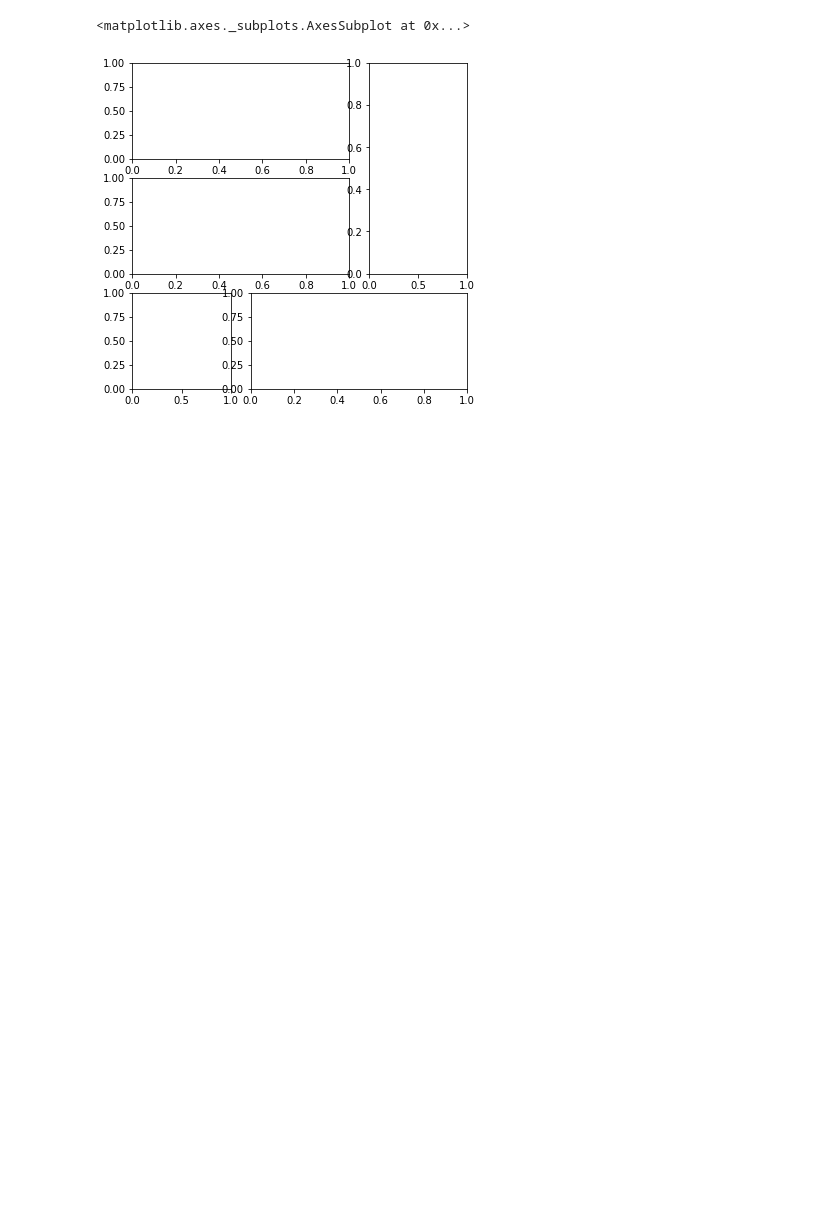
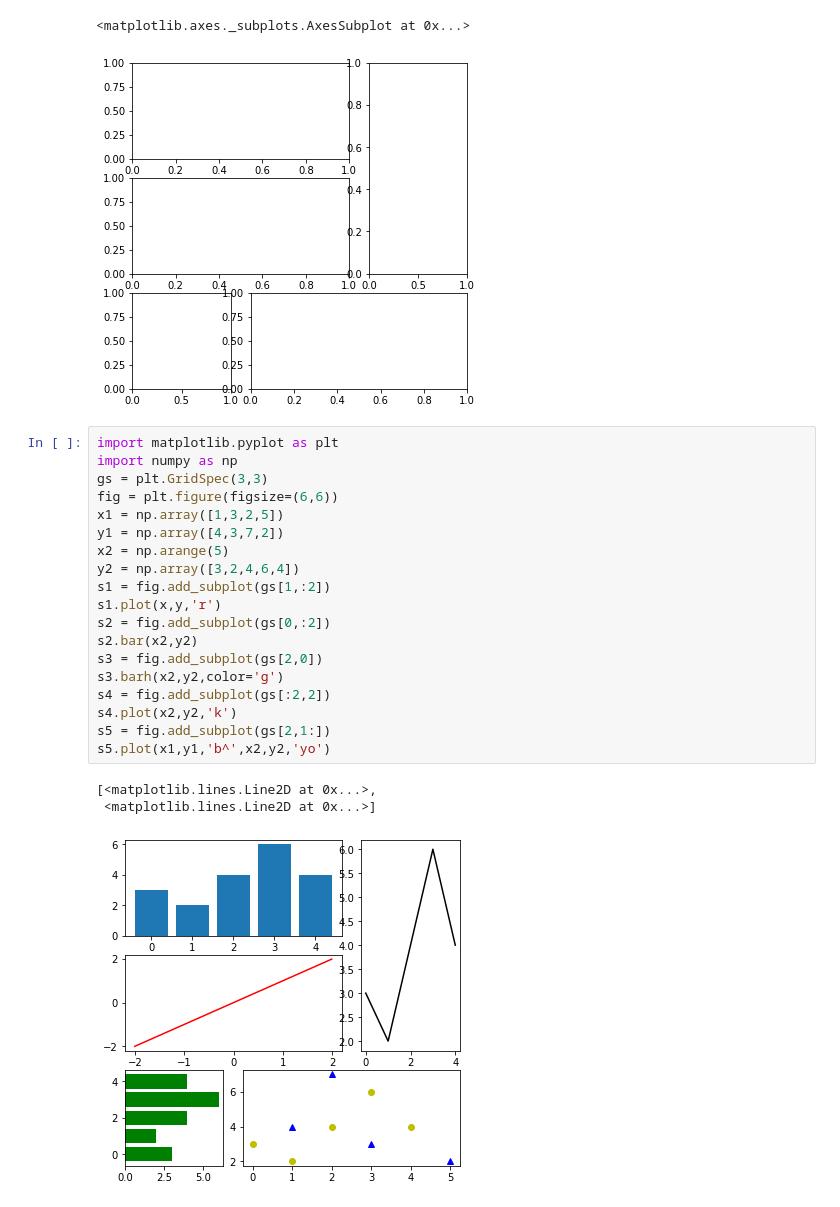
Before and after one commit to hoangks5/tinhoctromgkythuat, a Jupyter notebook: Tuan11.ipynb, the cells around one changed output. Saved outputs shown, nothing was run; the diff lists cells and outputs as text; blank space fills up the shorter version.

```diff
--- a/Tuan11.ipynb
+++ b/Tuan11.ipynb
@@ -184,3 +184,26 @@ fig.add_subplot(gs[2,1:])
 # %% [output]
 <matplotlib.axes._subplots.AxesSubplot at 0x...>
 [figure]
+# %%
+import matplotlib.pyplot as plt
+import numpy as np
+gs = plt.GridSpec(3,3)
+fig = plt.figure(figsize=(6,6))
+x1 = np.array([1,3,2,5])
+y1 = np.array([4,3,7,2])
+x2 = np.arange(5)
+y2 = np.array([3,2,4,6,4])
+s1 = fig.add_subplot(gs[1,:2])
+s1.plot(x,y,'r')
+s2 = fig.add_subplot(gs[0,:2])
+s2.bar(x2,y2)
+s3 = fig.add_subplot(gs[2,0])
+s3.barh(x2,y2,color='g')
+s4 = fig.add_subplot(gs[:2,2])
+s4.plot(x2,y2,'k')
+s5 = fig.add_subplot(gs[2,1:])
+s5.plot(x1,y1,'b^',x2,y2,'yo')
+# %% [output]
+[<matplotlib.lines.Line2D at 0x...>,
+ <matplotlib.lines.Line2D at 0x...>]
+[figure, added]
```
